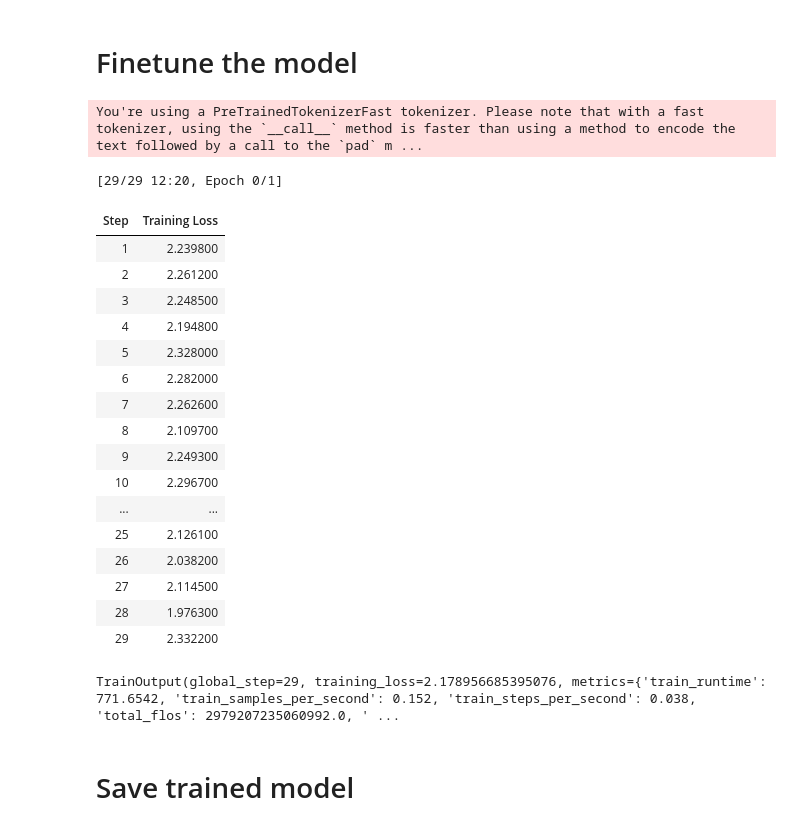
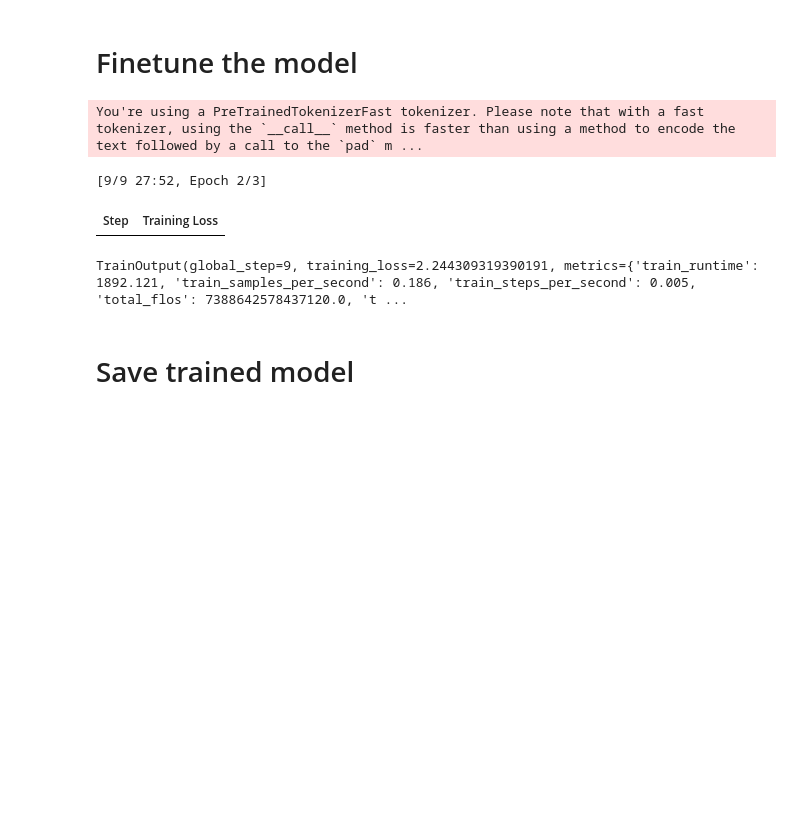
Before and after one commit to pAsta-kun/EssAI, a Jupyter notebook: falcon_7b_finetune_EssAI_falcon.ipynb, the cells around one changed output. Saved outputs shown, nothing was run; the diff lists cells and outputs as text; code cells hidden in the pictures; blank space fills up the shorter version.

```diff
--- a/falcon_7b_finetune_EssAI_falcon.ipynb
+++ b/falcon_7b_finetune_EssAI_falcon.ipynb
@@ -266,48 +254,33 @@ Dataset({
 # Finetune the model
 # %%
 training_args = transformers.TrainingArguments(
-      per_device_train_batch_size=1,
-      gradient_accumulation_steps=4,
-      num_train_epochs=1,
-      learning_rate=2e-4,
-      fp16=True,
-      save_total_limit=3,
-      logging_steps=1,
-      output_dir="experiments",
-      optim="paged_adamw_8bit",
-      lr_scheduler_type="cosine",
-      warmup_ratio=0.05,
+    per_device_train_batch_size=1,
+    gradient_accumulation_steps=32,
+    num_train_epochs=3,
+    learning_rate=2e-5,
+    fp16=True,
+    save_total_limit=3,
+    logging_steps=100,
+    output_dir="experiments",
+    optim="paged_adamw_8bit",
+    lr_scheduler_type="cosine",
+    warmup_ratio=0.1,
 )
+
 
 trainer = transformers.Trainer(
     model=model,
     train_dataset=data,
     args=training_args,
     data_collator=transformers.DataCollatorForLanguageModeling(tokenizer, mlm=False)
 )
 model.config.use_cache = False
 trainer.train()
 # %% [output]
 You're using a PreTrainedTokenizerFast tokenizer. Please note that with a fast tokenizer, using the `__call__` method is faster than using a method to encode the text followed by a call to the `pad` m ...
-[29/29 12:20, Epoch 0/1]
+[9/9 27:52, Epoch 2/3]
 | Step | Training Loss |
-| 1 | 2.239800 |
-| 2 | 2.261200 |
-| 3 | 2.248500 |
-| 4 | 2.194800 |
-| 5 | 2.328000 |
-| 6 | 2.282000 |
-| 7 | 2.262600 |
-| 8 | 2.109700 |
-| 9 | 2.249300 |
-| 10 | 2.296700 |
-| ... | ... |
-| 25 | 2.126100 |
-| 26 | 2.038200 |
-| 27 | 2.114500 |
-| 28 | 1.976300 |
-| 29 | 2.332200 |
-TrainOutput(global_step=29, training_loss=2.178956685395076, metrics={'train_runtime': 771.6542, 'train_samples_per_second': 0.152, 'train_steps_per_second': 0.038, 'total_flos': 2979207235060992.0, ' ...
+TrainOutput(global_step=9, training_loss=2.244309319390191, metrics={'train_runtime': 1892.121, 'train_samples_per_second': 0.186, 'train_steps_per_second': 0.005, 'total_flos': 7388642578437120.0, 't ...
 # %% [markdown]
 # Save trained model
 # %%
```
Also changed, not shown: parts of 5 cells of this notebook.
